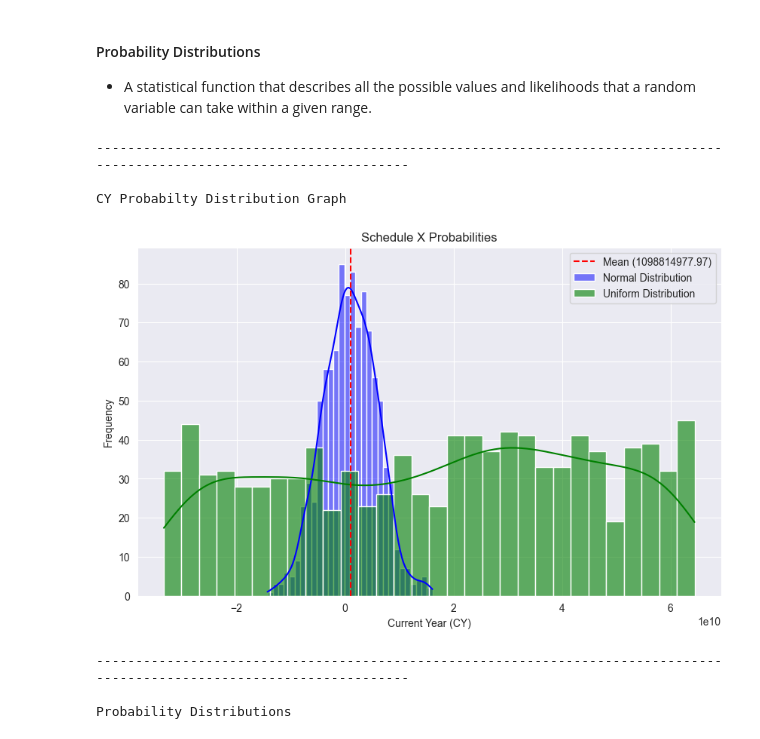
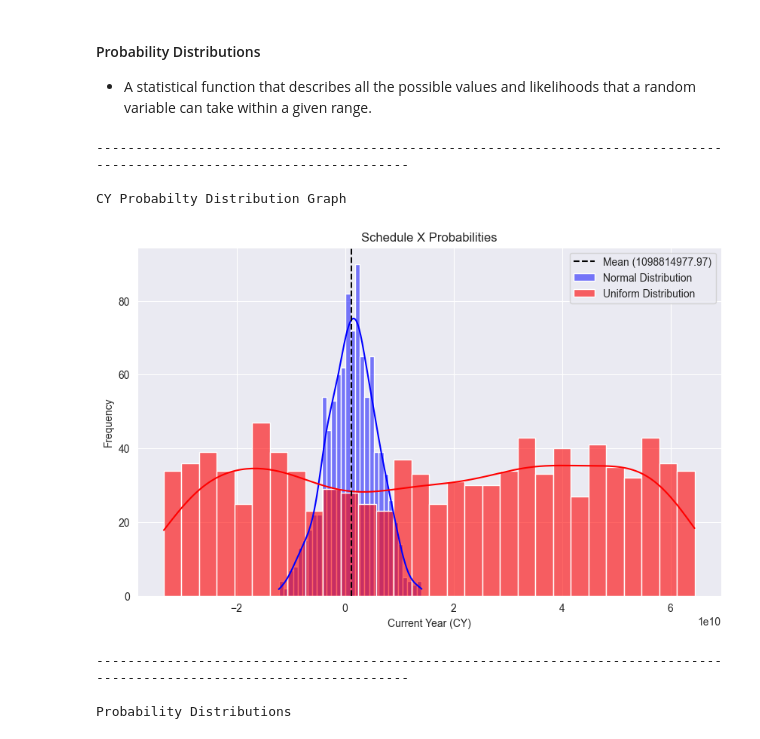
Before and after one commit to is-leeroy-jenkins/Sched-X, a Jupyter notebook: max.ipynb, the cells around one changed output. Drawn from its saved outputs; the diff is of its cells as text; code cells hidden in the pictures.

```diff
--- a/max.ipynb
+++ b/max.ipynb
@@ -213,33 +198,33 @@ Histogram
 # %%
 # Selecting CY data and removing zeros for statistical analysis
 df_currentyear = df_numeric[ 'CY' ].replace( 0, np.nan ).dropna( )
 
 # 2. Generating Normal Distribution
 mu, sigma = np.mean( df_currentyear ), np.std( df_currentyear )
 normal_dist = np.random.normal(mu, sigma, 1000 )
 
 # 3. Generating Uniform Distribution
 uniform_dist = np.random.uniform( df_currentyear.min( ), df_currentyear.max( ), 1000 )
 
 print( hdr )
 print( 'CY Probabilty Distribution Graph')
 print( nwln )
 
 # 4. Plotting the Distributions
 plt.figure( figsize=( 10, 6 ) )
 sns.histplot( normal_dist, bins=30, kde=True, color='blue', label='Normal Distribution')
-sns.histplot( uniform_dist, bins=30, kde=True, color='green', label='Uniform Distribution', alpha=0.6)
-plt.axvline( mu, color='red', linestyle='dashed', label=f'Mean ({mu:.2f})')
+sns.histplot( uniform_dist, bins=30, kde=True, color='red', label='Uniform Distribution', alpha=0.6)
+plt.axvline( mu, color='black', linestyle='dashed', label=f'Mean ({mu:.2f})')
 plt.legend( )
 plt.title( 'Schedule X Probabilities' )
 plt.xlabel( 'Current Year (CY)' )
 plt.ylabel( 'Frequency' )
 plt.show( )
 # %% [output]
 ------------------------------------------------------------------------------------------------------------------------
 
 CY Probabilty Distribution Graph
-[figure, old version]
+[figure, new version]
 # %%
 # Plot probability distributions for selected financial columns
 fig, axes = plt.subplots( 2, 2, figsize = (10, 8) )
```
Also changed, not shown: parts of 3 cells of this notebook.
